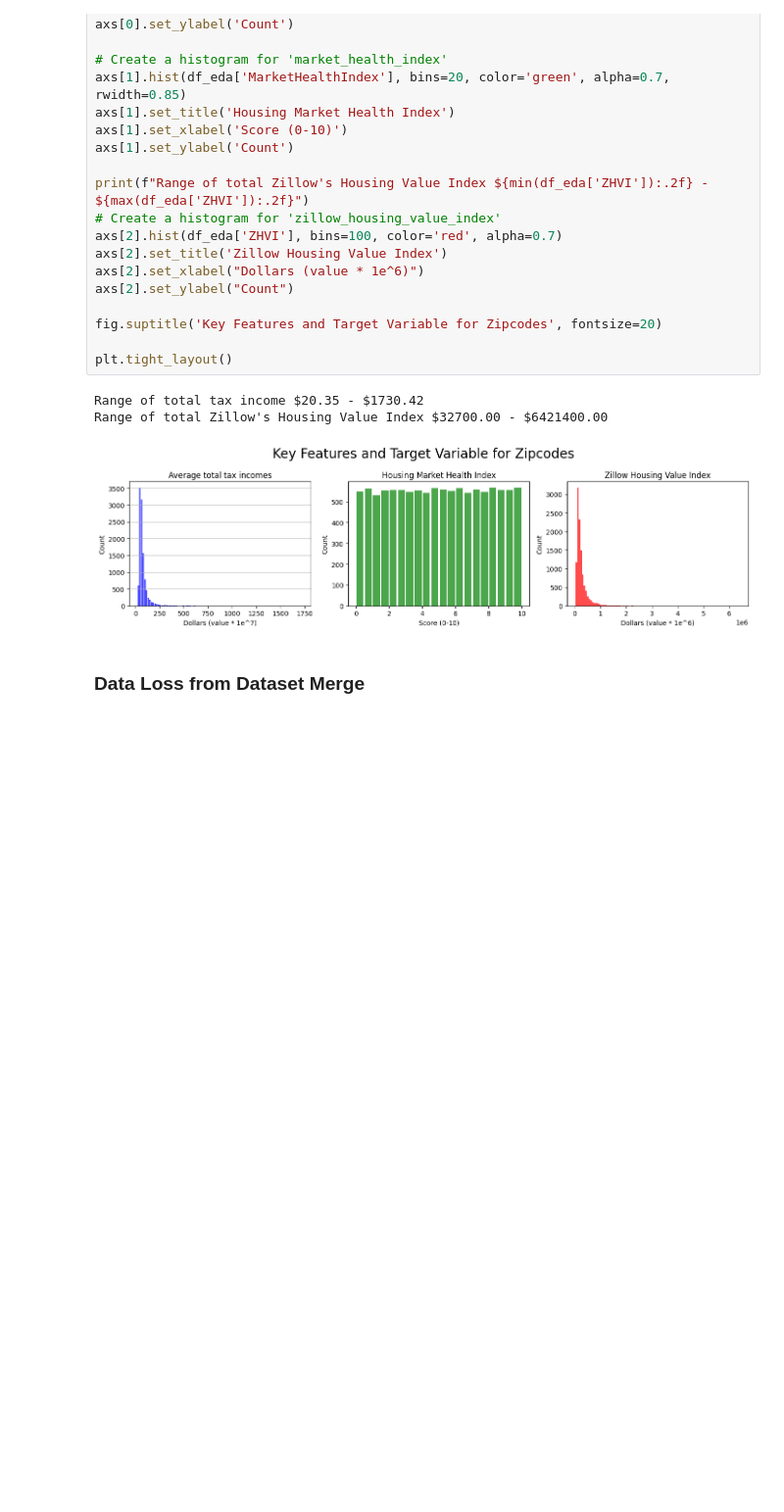
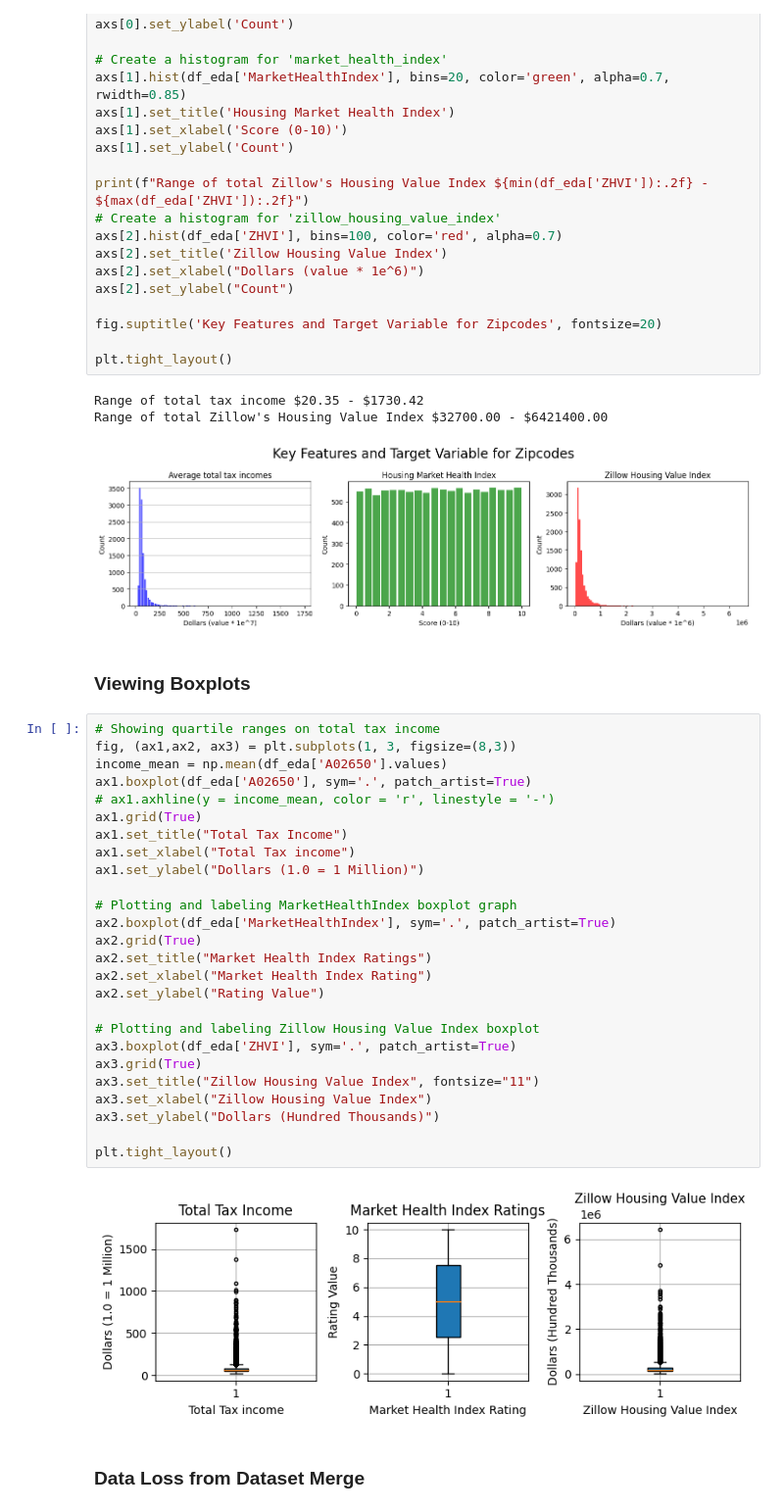
Before and after one commit to kdevoe/aai-500-final-group-4, a Jupyter notebook: StatsFinalProject.ipynb, the cells around one changed output. Shown: that part at 98% size. Drawn from its saved outputs; the diff is of its cells as text; blank space fills up the shorter version.

Commit message:
Adding boxplot from Steves branch

```diff
--- a/StatsFinalProject.ipynb
+++ b/StatsFinalProject.ipynb
@@ -195,6 +175,36 @@ plt.tight_layout()
 Range of total tax income $20.35 - $1730.42
 Range of total Zillow's Housing Value Index $32700.00 - $6421400.00
 [figure]
+# %% [markdown]
+### Viewing Boxplots
+# %%
+# Showing quartile ranges on total tax income
+fig, (ax1,ax2, ax3) = plt.subplots(1, 3, figsize=(8,3))
+income_mean = np.mean(df_eda['A02650'].values)
+ax1.boxplot(df_eda['A02650'], sym='.', patch_artist=True)
+# ax1.axhline(y = income_mean, color = 'r', linestyle = '-')
+ax1.grid(True)
+ax1.set_title("Total Tax Income")
+ax1.set_xlabel("Total Tax income")
+ax1.set_ylabel("Dollars (1.0 = 1 Million)")
+
+# Plotting and labeling MarketHealthIndex boxplot graph
+ax2.boxplot(df_eda['MarketHealthIndex'], sym='.', patch_artist=True)
+ax2.grid(True)
+ax2.set_title("Market Health Index Ratings")
+ax2.set_xlabel("Market Health Index Rating")
+ax2.set_ylabel("Rating Value")
+
+# Plotting and labeling Zillow Housing Value Index boxplot
+ax3.boxplot(df_eda['ZHVI'], sym='.', patch_artist=True)
+ax3.grid(True)
+ax3.set_title("Zillow Housing Value Index", fontsize="11")
+ax3.set_xlabel("Zillow Housing Value Index")
+ax3.set_ylabel("Dollars (Hundred Thousands)")
+
+plt.tight_layout()
+# %% [output]
+[figure, added]
 # %% [markdown]
 ### Data Loss from Dataset Merge
 # %%
```
Also changed, not shown: parts of 6 cells of this notebook.
